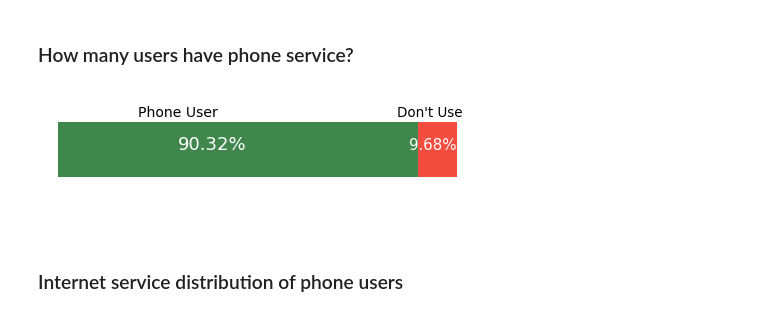
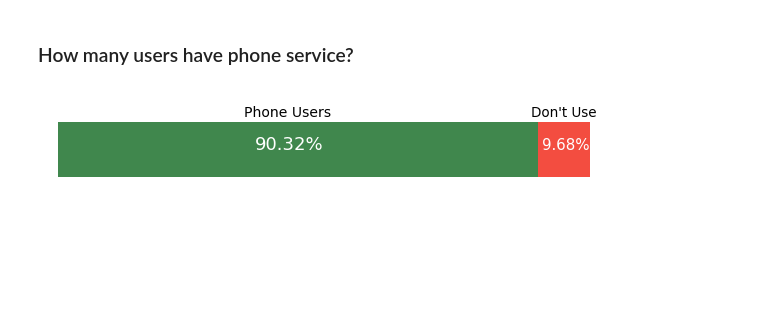
Before and after one commit to oxfordinette/ml-pre-built-templates, a Jupyter notebook: Clustering/Clustering.ipynb, the cells around one changed output. Cells and saved outputs as stored; diff of their text form; code cells hidden in the pictures; blank space fills up the shorter version.

Commit message:
Completed visualization.

```diff
--- a/Clustering/Clustering.ipynb
+++ b/Clustering/Clustering.ipynb
@@ -122,3 +122,7 @@ memory usage: 1.1+ MB
+# %%
+telco_user_churn.loc[telco_user_churn['TotalCharges'] == ' ', 'TotalCharges'] = '0'
+
+telco_user_churn['TotalCharges'] = telco_user_churn.TotalCharges.astype('float')
 # %% [markdown]
 #### Number of unique values in each column
 # %%
@@ -192,23 +196,21 @@ plt.show()
 # %% [markdown]
 ### How many users have phone service?
 # %%
-plt.rcParams['figure.figsize'] = [7.5, 2]
+plt.rcParams['figure.figsize'] = [10, 2]
 
 user_phone_service = telco_user_churn.PhoneService.value_counts(normalize=True)
 
-test = pd.DataFrame({'x': [user_phone_service.values[0]], 'y': [user_phone_service.values[1]]})
+users = pd.DataFrame({'x': [user_phone_service.values[0]], 'y': [user_phone_service.values[1]]})
 
-test.plot(kind='barh', stacked=True, legend=False,
+users.plot(kind='barh', stacked=True, legend=False,
           color=['#005f11', '#ef1100'], alpha=0.75)
 plt.axis('off')
-plt.annotate('Phone User', xy=(0.2, 0.3), fontsize=14)
-plt.annotate("Don't Use", xy=(0.85, 0.3), fontsize=13.5)
-plt.annotate("{:.2f}%".format(test['x'][0]*100), xy=(0.3, 0),
+plt.annotate('Phone Users', xy=(0.35, 0.3), fontsize=14)
+plt.annotate("Don't Use", xy=(0.89, 0.3), fontsize=13.5)
+plt.annotate("{:.2f}%".format(users['x'][0]*100), xy=(0.37, 0),
              color='#ffffff', fontsize=18)
-plt.annotate("{:.2f}%".format(test['y'][0]*100), xy=(0.88, 0),
+plt.annotate("{:.2f}%".format(users['y'][0]*100), xy=(0.91, 0),
              color='#ffffff', fontsize=15)
 plt.show()
 # %% [output]
-[figure, old version]
+[figure, new version]
-# %% [markdown]
-### Internet service distribution of phone users
```
Also changed, not shown: parts of 15 cells of this notebook.
